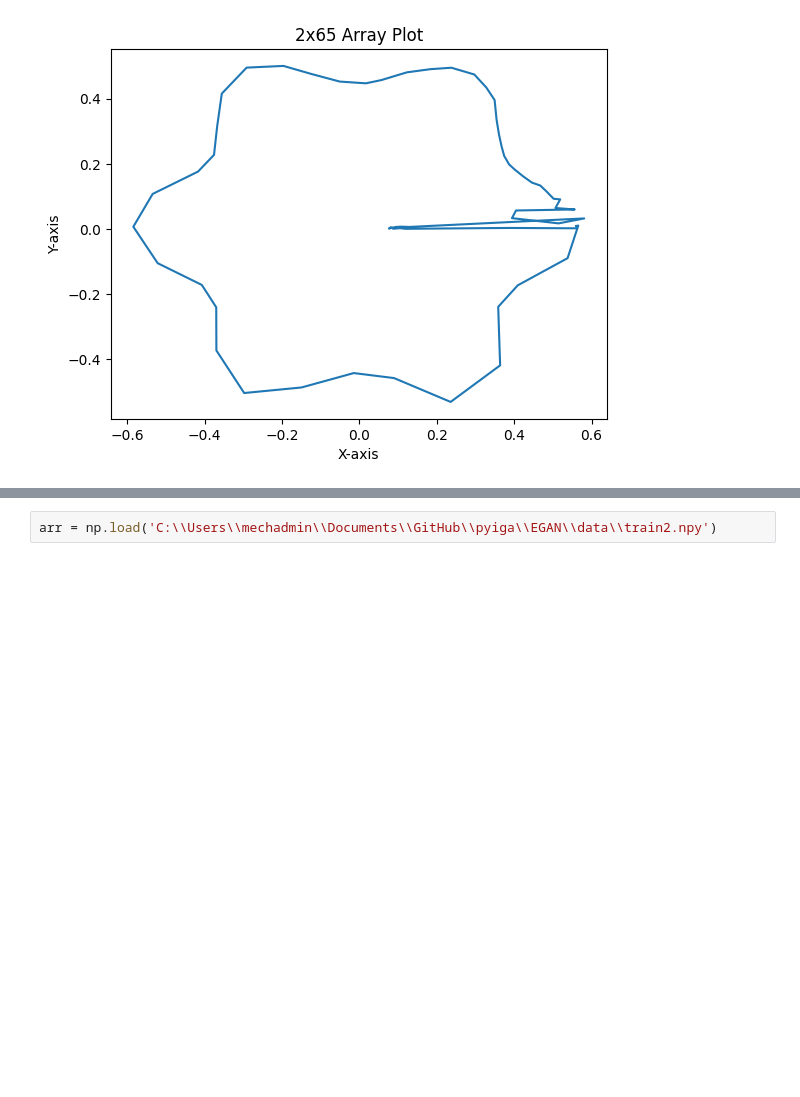
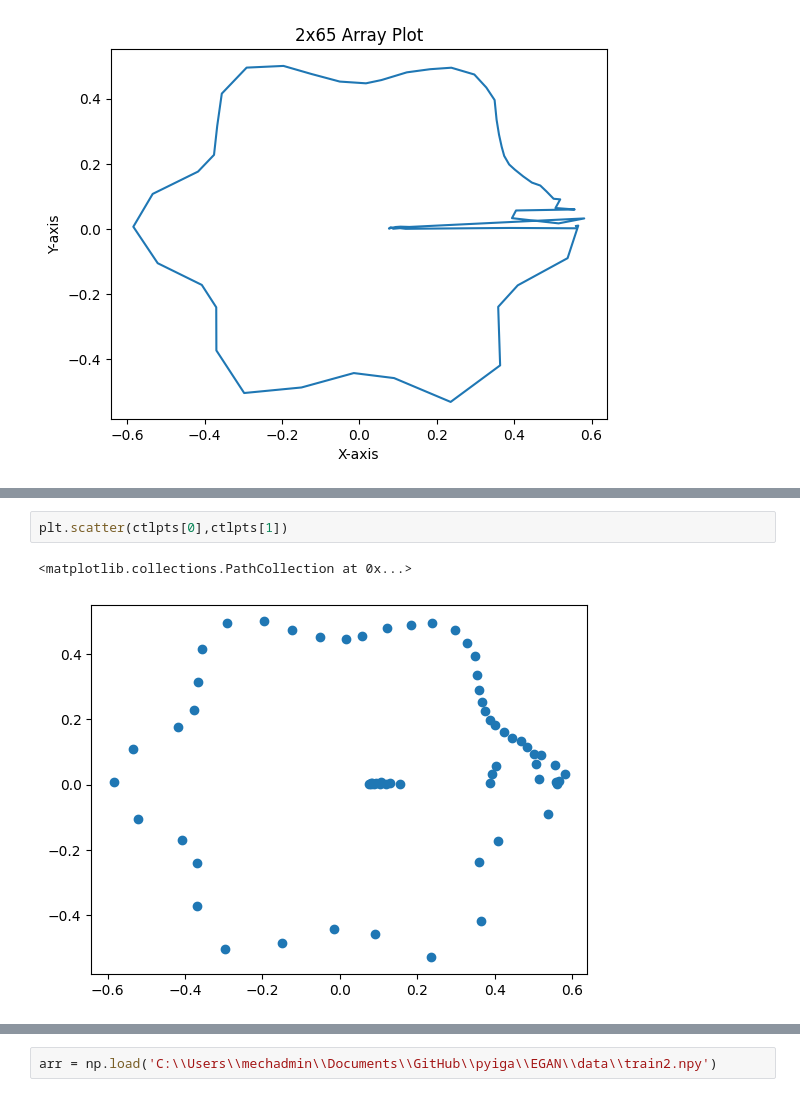
Before and after one commit to kevin866/pyiga, a Jupyter notebook: notebooks/read_data.ipynb, the cells around one changed output, grey strips where cells are left out. Cells and saved outputs as stored; diff of their text form; blank space fills up the shorter version.

```diff
--- a/notebooks/read_data.ipynb
+++ b/notebooks/read_data.ipynb
@@ -118,0 +189,5 @@ plt.show()
+# %%
+plt.scatter(ctlpts[0],ctlpts[1])
+# %% [output]
+<matplotlib.collections.PathCollection at 0x...>
+[figure, added]
```
Also changed, not shown: parts of 15 cells of this notebook, 4 other files.
